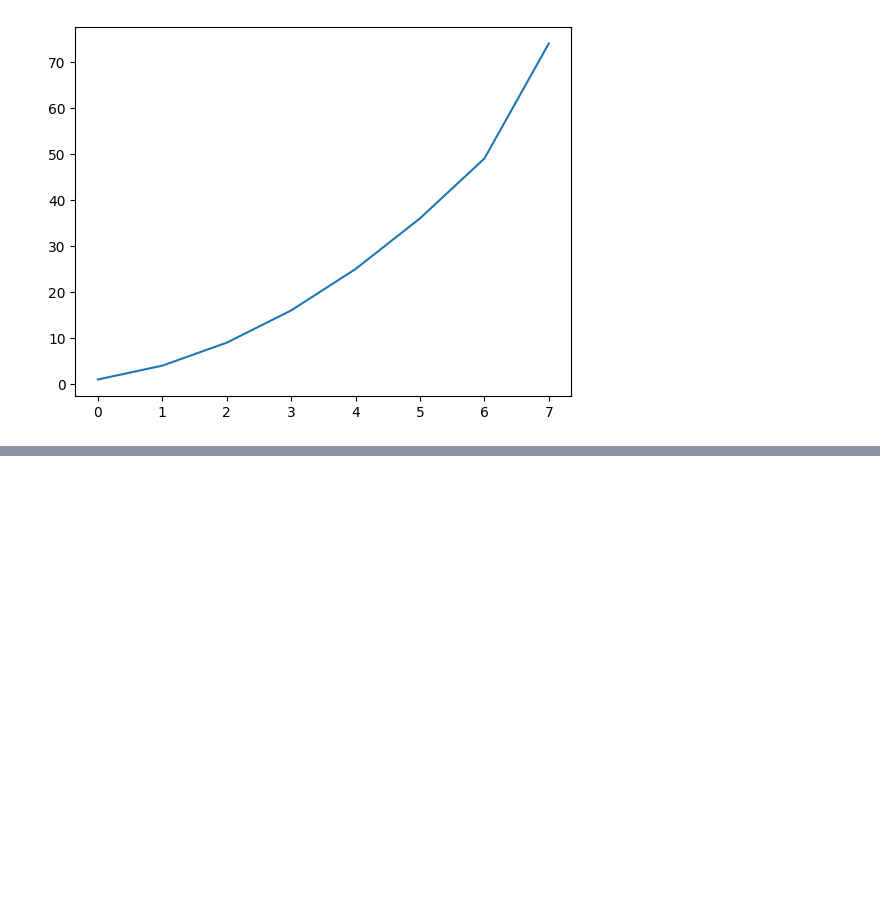
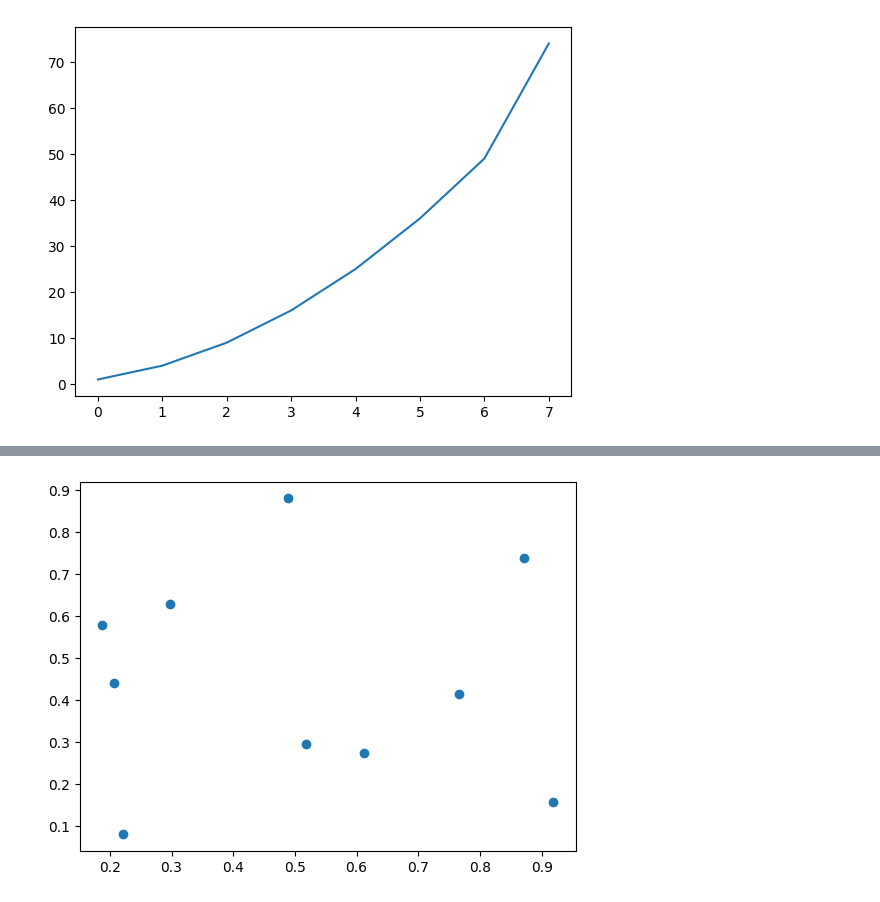
Before and after one commit to juanlavallen/machine-learning, a Jupyter notebook: modules/first/jupyter/03/Graphics.ipynb, the cells around one changed output, grey strips where cells are left out. Saved outputs shown, nothing was run; the diff lists cells and outputs as text; code cells hidden in the pictures; blank space fills up the shorter version.

Commit message:
scatter plot example

```diff
--- a/modules/first/jupyter/03/Graphics.ipynb
+++ b/modules/first/jupyter/03/Graphics.ipynb
@@ -23,0 +37,12 @@ plt.show()
+# %%
+import numpy as np
+import matplotlib.pyplot as plt
+
+
+np.random.seed(5)
+data = np.random.rand(2, 10)
+
+plt.scatter(data[0], data[1])
+plt.show()
+# %% [output]
+[figure, added]
```
Also changed, not shown: parts of 3 cells of this notebook.
